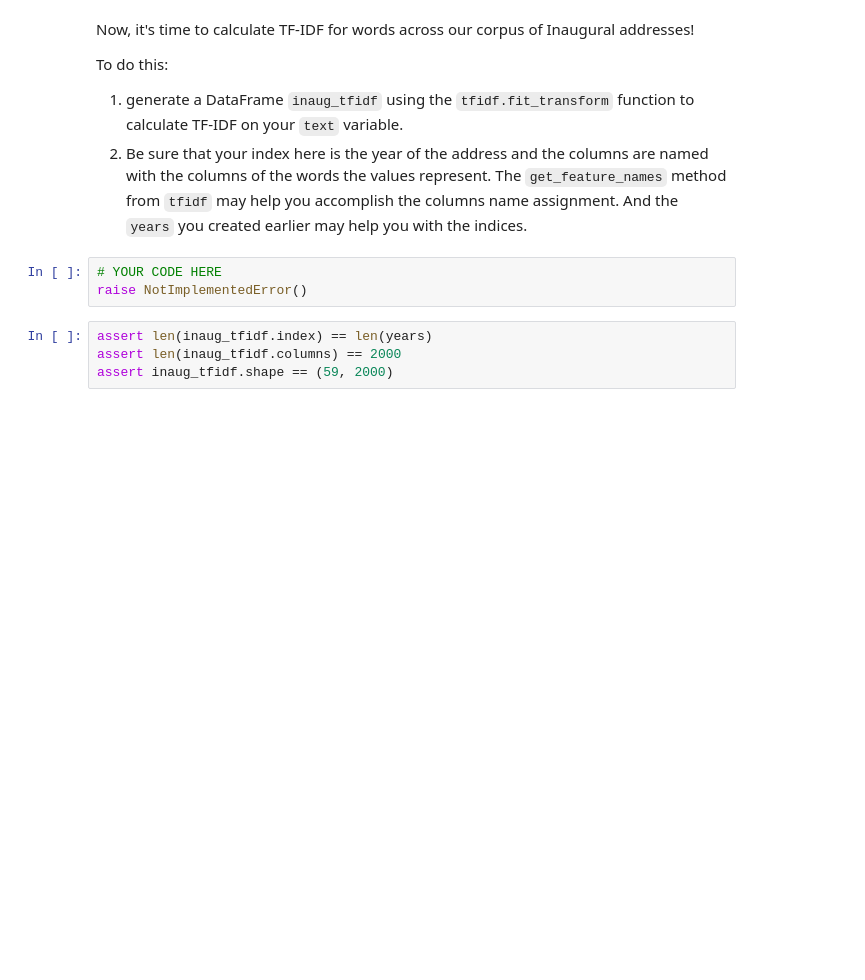
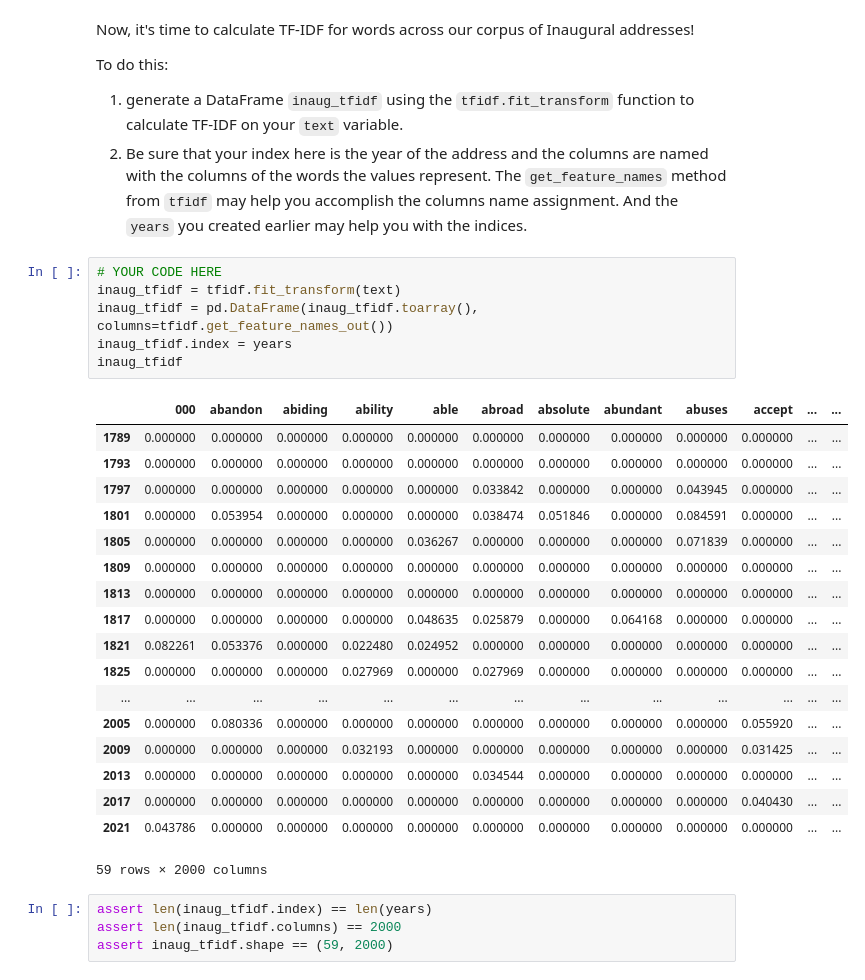
Before and after one commit to ashesh8500/cogs108hw, a Jupyter notebook: D7_COGS108_WI24/D7_text.ipynb, the cells around one changed output. Cells and saved outputs as stored; diff of their text form; blank space fills up the shorter version.

```diff
--- a/D7_COGS108_WI24/D7_text.ipynb
+++ b/D7_COGS108_WI24/D7_text.ipynb
@@ -124,9 +177,31 @@ To do this:
 
 1. generate a DataFrame `inaug_tfidf` using the `tfidf.fit_transform` function to calculate TF-IDF on your `text` variable.
 2. Be sure that your index here is the year of the address and the columns are named with the columns of the words the values represent. The `get_feature_names` method from `tfidf` may help you accomplish the columns name assignment. And the `years` you created earlier may help you with the indices.
-# %%
-# YOUR CODE HERE
-raise NotImplementedError()
+# %%
+# YOUR CODE HERE
+inaug_tfidf = tfidf.fit_transform(text)
+inaug_tfidf = pd.DataFrame(inaug_tfidf.toarray(), columns=tfidf.get_feature_names_out())
+inaug_tfidf.index = years
+inaug_tfidf
+# %% [output]
+|  | 000 | abandon | abiding | ability | able | abroad | absolute | abundant | abuses | accept | ... | ... |
+| 1789 | 0.000000 | 0.000000 | 0.000000 | 0.000000 | 0.000000 | 0.000000 | 0.000000 | 0.000000 | 0.000000 | 0.000000 | ... | ... |
+| 1793 | 0.000000 | 0.000000 | 0.000000 | 0.000000 | 0.000000 | 0.000000 | 0.000000 | 0.000000 | 0.000000 | 0.000000 | ... | ... |
+| 1797 | 0.000000 | 0.000000 | 0.000000 | 0.000000 | 0.000000 | 0.033842 | 0.000000 | 0.000000 | 0.043945 | 0.000000 | ... | ... |
+| 1801 | 0.000000 | 0.053954 | 0.000000 | 0.000000 | 0.000000 | 0.038474 | 0.051846 | 0.000000 | 0.084591 | 0.000000 | ... | ... |
+| 1805 | 0.000000 | 0.000000 | 0.000000 | 0.000000 | 0.036267 | 0.000000 | 0.000000 | 0.000000 | 0.071839 | 0.000000 | ... | ... |
+| 1809 | 0.000000 | 0.000000 | 0.000000 | 0.000000 | 0.000000 | 0.000000 | 0.000000 | 0.000000 | 0.000000 | 0.000000 | ... | ... |
+| 1813 | 0.000000 | 0.000000 | 0.000000 | 0.000000 | 0.000000 | 0.000000 | 0.000000 | 0.000000 | 0.000000 | 0.000000 | ... | ... |
+| 1817 | 0.000000 | 0.000000 | 0.000000 | 0.000000 | 0.048635 | 0.025879 | 0.000000 | 0.064168 | 0.000000 | 0.000000 | ... | ... |
+| 1821 | 0.082261 | 0.053376 | 0.000000 | 0.022480 | 0.024952 | 0.000000 | 0.000000 | 0.000000 | 0.000000 | 0.000000 | ... | ... |
+| 1825 | 0.000000 | 0.000000 | 0.000000 | 0.027969 | 0.000000 | 0.027969 | 0.000000 | 0.000000 | 0.000000 | 0.000000 | ... | ... |
+| ... | ... | ... | ... | ... | ... | ... | ... | ... | ... | ... | ... | ... |
+| 2005 | 0.000000 | 0.080336 | 0.000000 | 0.000000 | 0.000000 | 0.000000 | 0.000000 | 0.000000 | 0.000000 | 0.055920 | ... | ... |
+| 2009 | 0.000000 | 0.000000 | 0.000000 | 0.032193 | 0.000000 | 0.000000 | 0.000000 | 0.000000 | 0.000000 | 0.031425 | ... | ... |
+| 2013 | 0.000000 | 0.000000 | 0.000000 | 0.000000 | 0.000000 | 0.034544 | 0.000000 | 0.000000 | 0.000000 | 0.000000 | ... | ... |
+| 2017 | 0.000000 | 0.000000 | 0.000000 | 0.000000 | 0.000000 | 0.000000 | 0.000000 | 0.000000 | 0.000000 | 0.040430 | ... | ... |
+| 2021 | 0.043786 | 0.000000 | 0.000000 | 0.000000 | 0.000000 | 0.000000 | 0.000000 | 0.000000 | 0.000000 | 0.000000 | ... | ... |
+59 rows × 2000 columns
 # %%
 assert len(inaug_tfidf.index) == len(years)
 assert len(inaug_tfidf.columns) == 2000
```
Also changed, not shown: parts of 22 cells of this notebook.
